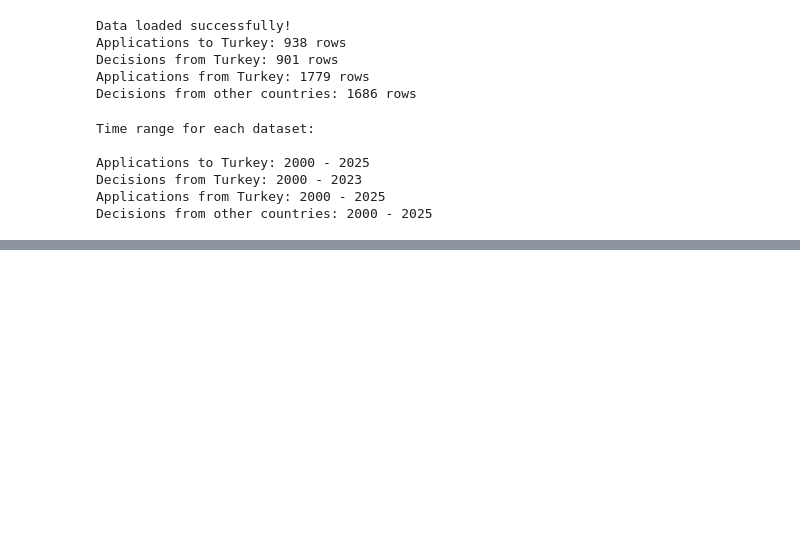
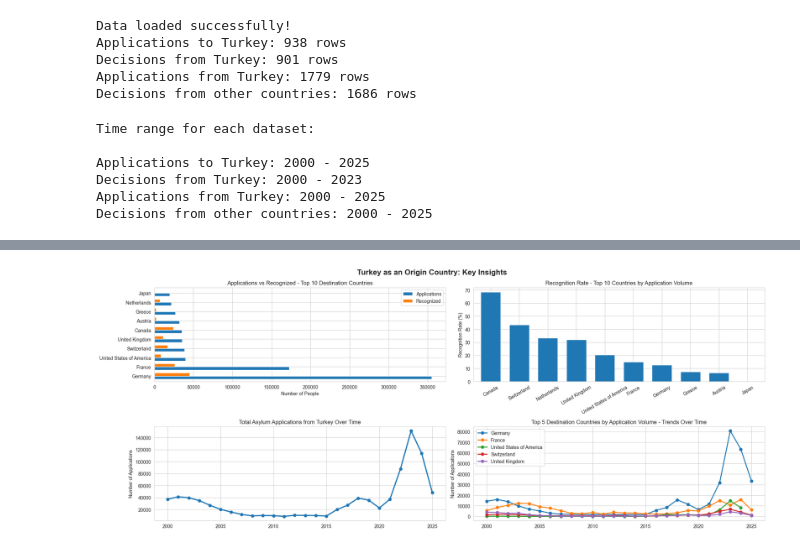
Before and after one commit to oganbayril/turkey-migration-analysis, a Jupyter notebook: notebooks/02_analysis.ipynb, the cells around one changed output, grey strips where cells are left out. Drawn from its saved outputs; the diff is of its cells as text; code cells hidden in the pictures; blank space fills up the shorter version.

```diff
--- a/notebooks/02_analysis.ipynb
+++ b/notebooks/02_analysis.ipynb
@@ -108,0 +141,73 @@ plt.show()
+# %%
+fig2, axes2 = plt.subplots(2, 2, figsize=(20, 8))
+
+apps_from_turkey_by_country = clean_datasets['Applications from Turkey'].groupby('Country of Asylum Name')['Number of Applications'].sum()
+recognized_from_turkey_by_country = clean_datasets['Decisions from other countries'].groupby('Country of Asylum Name')['Recognized'].sum()
+
+comparison_from_turkey = pd.DataFrame({
+    'Applications': apps_from_turkey_by_country,
+    'Recognized': recognized_from_turkey_by_country
+}).fillna(0)
+
+top10_from_turkey = comparison_from_turkey.loc[apps_from_turkey_by_country.sort_values(ascending=False).head(10).index]
+top10_from_turkey_display = clean_country_names(top10_from_turkey)
+top10_from_turkey_display.plot(
+    kind='barh',
+    width=0.7,
+    xlabel='Number of People',
+    ylabel='',
+    title='Applications vs Recognized - Top 10 Destination Countries',
+    legend=['Applications', 'Recognized'],
+    ax=axes2[0, 0]
+    )
+
+
+comparison_from_turkey['Recognition percent'] = (recognized_from_turkey_by_country / apps_from_turkey_by_country) * 100
+recognition_rate_from_turkey = comparison_from_turkey.loc[apps_from_turkey_by_country.sort_values(ascending=False).head(10).index]['Recognition percent'].sort_values(ascending=False)
+recognition_rate_from_turkey_display = clean_country_names(recognition_rate_from_turkey)
+recognition_rate_from_turkey_display.plot(
+    kind='bar',
+    width=0.7,
+    xlabel='',
+    ylabel='Recognition Rate (%)',
+    title='Recognition Rate - Top 10 Countries by Application Volume',
+    rot=30,
+    ax=axes2[0, 1]
+    )
+
+
+apps_from_turkey_per_year = clean_datasets['Applications from Turkey'].groupby('Year')['Number of Applications'].sum()
+apps_from_turkey_per_year.plot(
+    kind='line',
+    linewidth=2.5,
+    marker='o',
+    xlabel='',
+    ylabel='Number of Applications',
+    title='Total Asylum Applications from Turkey Over Time',
+    ax=axes2[1, 0],
+    grid=True
+)
+
+
+apps_from_turkey_by_country_year = clean_datasets['Applications from Turkey'].groupby(['Country of Asylum Name', 'Year']).agg({'Number of Applications': 'sum'})
+top5_from_turkey_over_time = apps_from_turkey_by_country_year.loc[apps_from_turkey_by_country.sort_values(ascending=False).head(5).index]
+top5_from_turkey_pivoted = top5_from_turkey_over_time['Number of Applications'].unstack(level=0)
+top5_from_turkey_pivoted_display = clean_country_names(top5_from_turkey_pivoted)
+top5_from_turkey_pivoted_display.plot(
+    kind='line',
+    linewidth=2,
+    marker='o',
+    xlabel='',
+    ylabel='Number of Applications',
+    title='Top 5 Destination Countries by Application Volume - Trends Over Time',
+    ax=axes2[1, 1],
+    grid=True
+).legend(title='', loc='upper left')
+
+fig2.suptitle('Turkey as an Origin Country: Key Insights',
+             fontsize=16, fontweight='bold', y=0.98)
+
+plt.tight_layout()
+plt.show()
+# %% [output]
+[figure, added]
```
Also changed, not shown: parts of 3 cells of this notebook.
